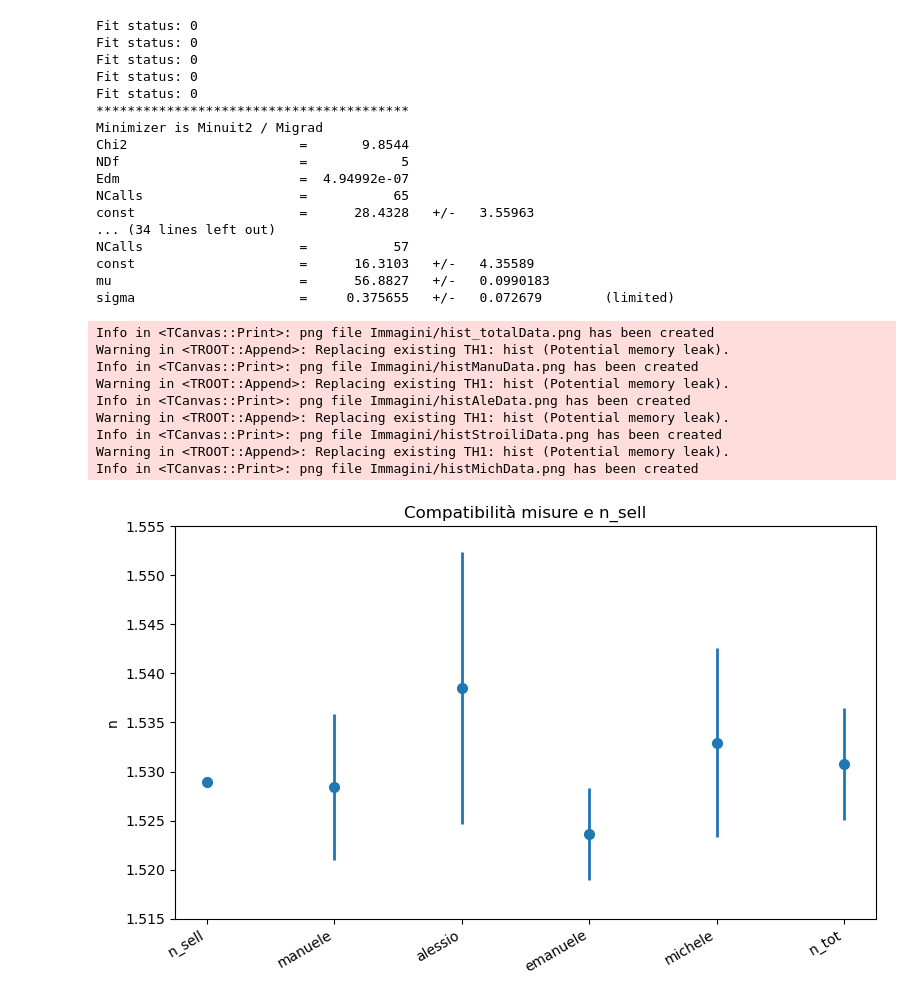
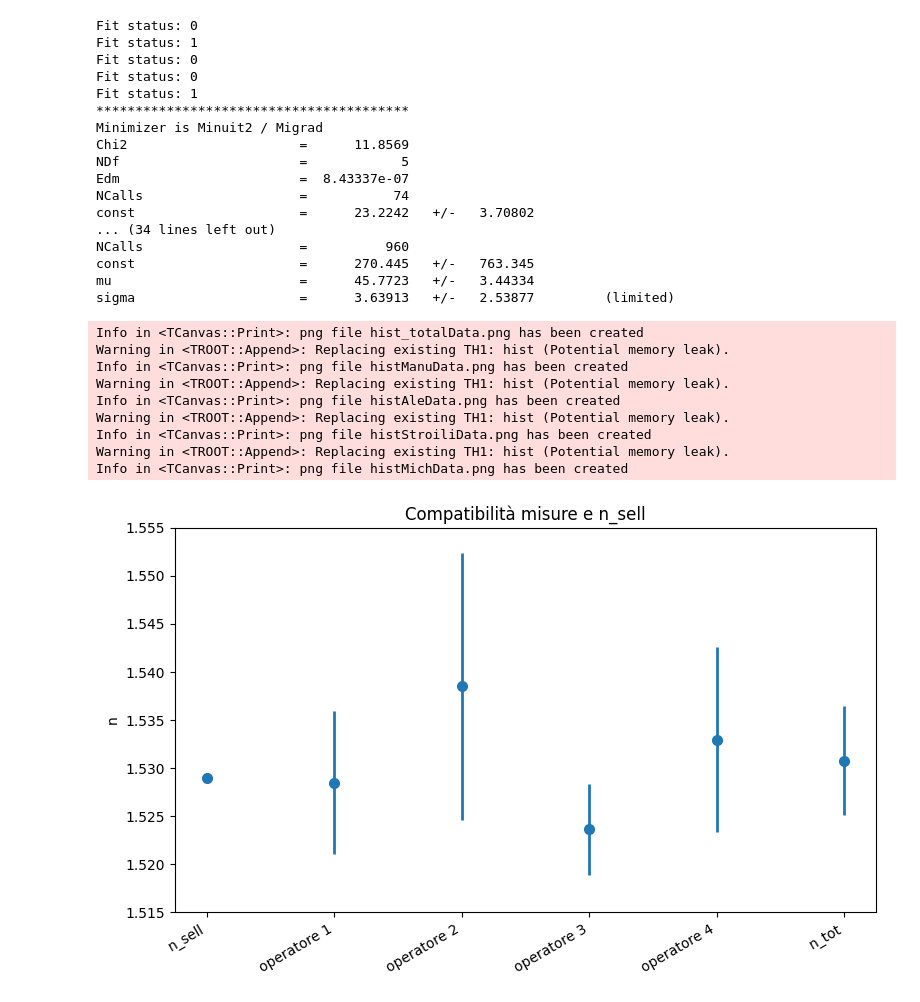
Before and after one commit to Its-mics/Laboratorio-di-Ottica, a Jupyter notebook: Laboratorio/esperienza5/esperienza5.ipynb, the cells around one changed output. Cells and saved outputs as stored; diff of their text form; code cells hidden in the pictures.

```diff
--- a/Laboratorio/esperienza5/esperienza5.ipynb
+++ b/Laboratorio/esperienza5/esperienza5.ipynb
@@ -122,51 +116,51 @@ for key, s_name in sheets.items():
     theta = load_data(s_name)
     data[key] = (theta)
 # %%
-make_hist(['Dati'], 'Istogramma con tutti i dati', 'Immagini/hist_totalData.png', 8)
-make_hist(['Manuele'], 'Istogramma con i dati di Manuele', 'Immagini/histManuData.png', 4)
-make_hist(['Alessio'], 'Istogramma con i dati di Alessio', 'Immagini/histAleData.png', 6)
-make_hist(['Emanuele'], 'Istogramma con i dati di Emanuele', 'Immagini/histStroiliData.png',6)
-make_hist(['Michele'], 'Istogramma con i dati di Michele', 'Immagini/histMichData.png', 4)
+make_hist(['Dati'], 'Istogramma con tutti i dati', 'hist_totalData.png', 9)
+make_hist(['Manuele'], 'Istogramma con i dati operatore 1', 'histManuData.png', 8)
+make_hist(['Alessio'], 'Istogramma con i dati operatore 2', 'histAleData.png', 9)
+make_hist(['Emanuele'], 'Istogramma con i dati operatore 3', 'histStroiliData.png',7)
+make_hist(['Michele'], 'Istogramma con i dati operatore 4', 'histMichData.png', 8)
 # %% [output]
+Fit status: 0
+Fit status: 1
 Fit status: 0
 Fit status: 0
-Fit status: 0
-Fit status: 0
-Fit status: 0
+Fit status: 1
 ****************************************
 Minimizer is Minuit2 / Migrad
-Chi2                      =       9.8544
+Chi2                      =      11.8569
 NDf                       =            5
-Edm                       =  4.94992e-07
-NCalls                    =           65
-const                     =      28.4328   +/-   3.55963
+Edm                       =  8.43337e-07
+NCalls                    =           74
+const                     =      23.2242   +/-   3.70802
 ... (34 lines left out)
-NCalls                    =           57
-const                     =      16.3103   +/-   4.35589
-mu                        =      56.8827   +/-   0.0990183
-sigma                     =     0.375655   +/-   0.072679        (limited)
+NCalls                    =          960
+const                     =      270.445   +/-   763.345
+mu                        =      45.7723   +/-   3.44334
+sigma                     =      3.63913   +/-   2.53877         (limited)
-Info in <TCanvas::Print>: png file Immagini/hist_totalData.png has been created
+Info in <TCanvas::Print>: png file hist_totalData.png has been created
 Warning in <TROOT::Append>: Replacing existing TH1: hist (Potential memory leak).
-Info in <TCanvas::Print>: png file Immagini/histManuData.png has been created
+Info in <TCanvas::Print>: png file histManuData.png has been created
 Warning in <TROOT::Append>: Replacing existing TH1: hist (Potential memory leak).
-Info in <TCanvas::Print>: png file Immagini/histAleData.png has been created
+Info in <TCanvas::Print>: png file histAleData.png has been created
 Warning in <TROOT::Append>: Replacing existing TH1: hist (Potential memory leak).
-Info in <TCanvas::Print>: png file Immagini/histStroiliData.png has been created
+Info in <TCanvas::Print>: png file histStroiliData.png has been created
 Warning in <TROOT::Append>: Replacing existing TH1: hist (Potential memory leak).
-Info in <TCanvas::Print>: png file Immagini/histMichData.png has been created
+Info in <TCanvas::Print>: png file histMichData.png has been created
 # %%
 df = pd.read_excel(file_path, sheet_name='n', skiprows=0)
-names = df.iloc[:,1]
+names = ["n_sell", "operatore 1", "operatore 2", "operatore 3", "operatore 4", "n_tot"]
 n  = pd.to_numeric(df.iloc[:,0])
 duesigma = pd.to_numeric(df.iloc[:,2])
 
 fig, ax = plt.subplots(figsize=(8, 5))
 ax.errorbar(names, n, yerr=duesigma, fmt="o", capsize=0, lw=2, ms=7)
 ax.set_ylabel("n")
 ax.set_ylim(1.515, 1.555)
 plt.xticks(rotation=30, ha="right")   # per etichette lunghe
 plt.title(f"Compatibilità misure e n_sell")
 fig.tight_layout()
-fig.savefig("Immagini/pointrange.png", dpi=200)
+fig.savefig("pointrange.png", dpi=200)
 # %% [output]
-[figure, old version]
+[figure, new version]
```
Also changed, not shown: parts of 2 cells of this notebook, 8 other files.
